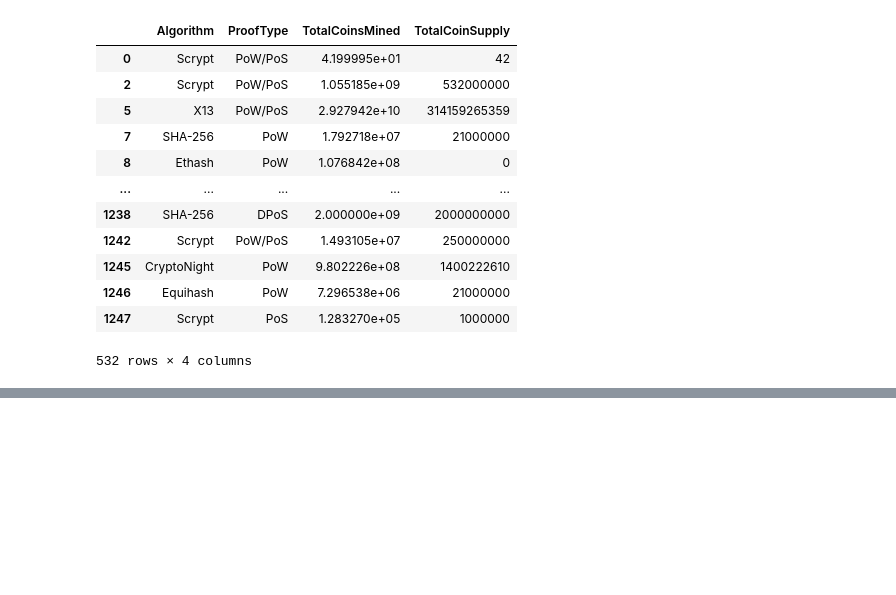
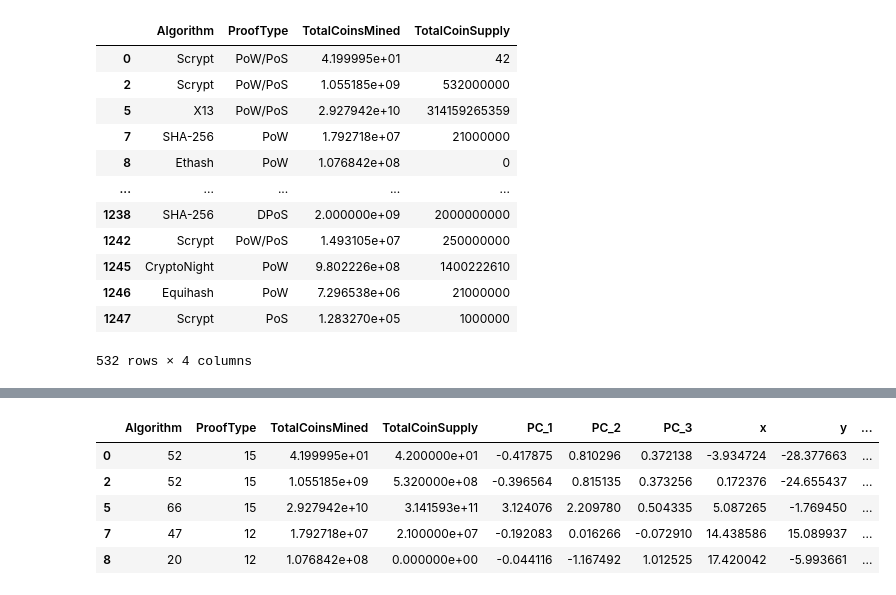
Before and after one commit to RShailza/Unsupervised-Machine-Learning, a Jupyter notebook: CryptoCompare.ipynb, the cells around one changed output, grey strips where cells are left out. Saved outputs shown, nothing was run; the diff lists cells and outputs as text; code cells hidden in the pictures; blank space fills up the shorter version.

```diff
--- a/CryptoCompare.ipynb
+++ b/CryptoCompare.ipynb
@@ -213,0 +370,22 @@ array([[ 3.76459118e-01,  8.91356555e-01, -1.17108170e-01,
+# %%
+# Initialize the K-Means model
+model = KMeans(n_clusters=3, random_state=0)
+
+# Fit the model
+model.fit(pcs_df)
+
+# Predict clusters
+predictions = model.predict(pcs_df)
+
+# Create a new DataFrame including predicted clusters and cryptocurrencies features
+clustered_df = df_crypto.join(pcs_df)
+clustered_df['CoinName'] = coin_name_df['CoinName']
+clustered_df['Class'] = predictions
+clustered_df.head()
+# %% [output]
+|  | Algorithm | ProofType | TotalCoinsMined | TotalCoinSupply | PC_1 | PC_2 | PC_3 | x | y | ... |
+| 0 | 52 | 15 | 4.199995e+01 | 4.200000e+01 | -0.417875 | 0.810296 | 0.372138 | -3.934724 | -28.377663 | ... |
+| 2 | 52 | 15 | 1.055185e+09 | 5.320000e+08 | -0.396564 | 0.815135 | 0.373256 | 0.172376 | -24.655437 | ... |
+| 5 | 66 | 15 | 2.927942e+10 | 3.141593e+11 | 3.124076 | 2.209780 | 0.504335 | 5.087265 | -1.769450 | ... |
+| 7 | 47 | 12 | 1.792718e+07 | 2.100000e+07 | -0.192083 | 0.016266 | -0.072910 | 14.438586 | 15.089937 | ... |
+| 8 | 20 | 12 | 1.076842e+08 | 0.000000e+00 | -0.044116 | -1.167492 | 1.012525 | 17.420042 | -5.993661 | ... |
```
Also changed, not shown: parts of 32 cells of this notebook.
